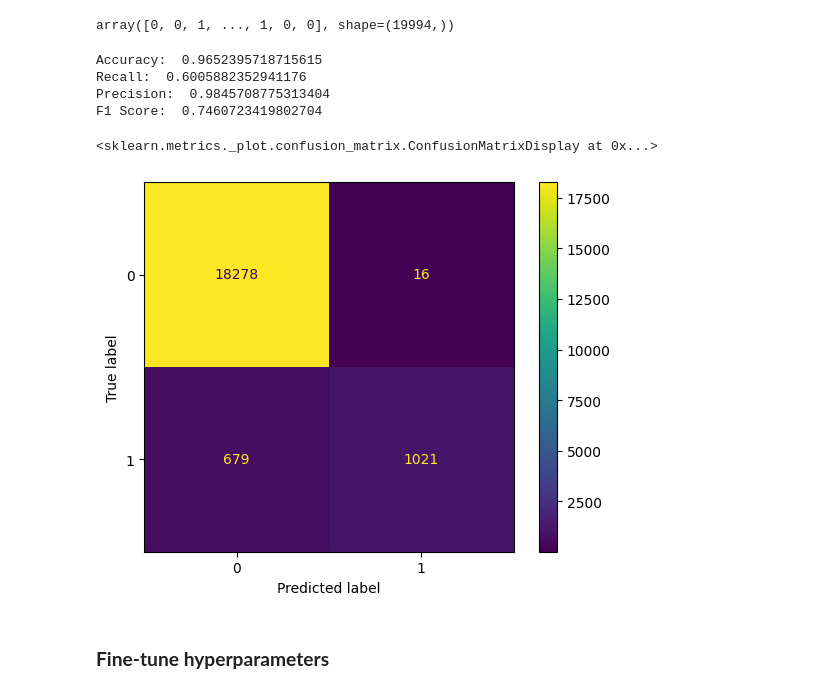
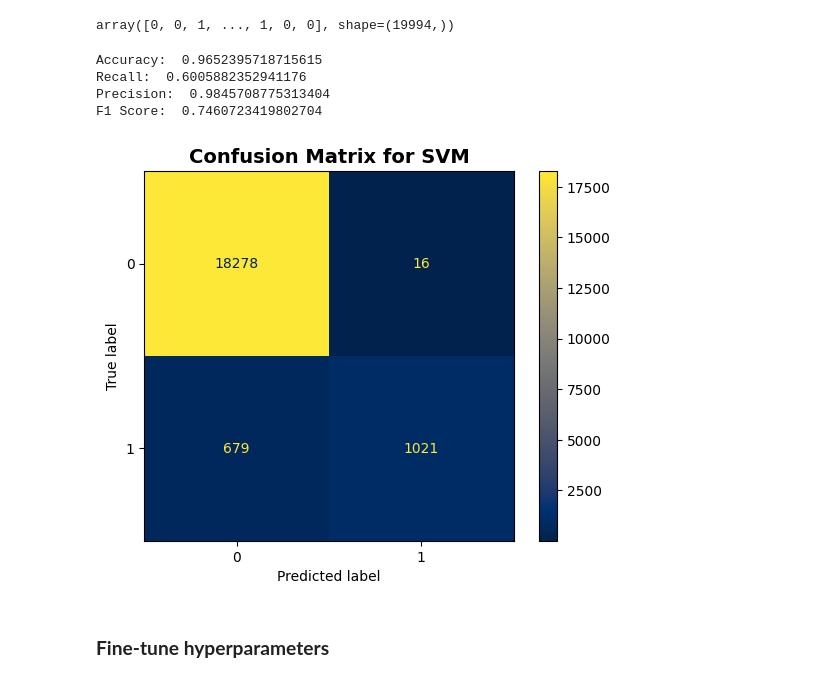
Before and after one commit to fisherman611/diabetes-classification, a Jupyter notebook: models/svm.ipynb, the cells around one changed output. Cells and saved outputs as stored; diff of their text form; code cells hidden in the pictures.

```diff
--- a/models/svm.ipynb
+++ b/models/svm.ipynb
@@ -42,16 +44,18 @@ array([0, 0, 1, ..., 1, 0, 0], shape=(19994,))
 # %%
 print("Accuracy: ", accuracy_score(y_test, y_pred))
 print("Recall: ", recall_score(y_test, y_pred))
 print("Precision: ", precision_score(y_test, y_pred))
 print("F1 Score: ", f1_score(y_test, y_pred))
-ConfusionMatrixDisplay(confusion_matrix(y_test, y_pred)).plot()
+ConfusionMatrixDisplay(confusion_matrix(y_test, y_pred)).plot(cmap=plt.cm.cividis)
+
+plt.title("Confusion Matrix for SVM", fontsize=14, weight='bold')
+plt.show()
 # %% [output]
 Accuracy:  0.9652395718715615
 Recall:  0.6005882352941176
 Precision:  0.9845708775313404
 F1 Score:  0.7460723419802704
-<sklearn.metrics._plot.confusion_matrix.ConfusionMatrixDisplay at 0x...>
-[figure, old version]
+[figure, new version]
 # %% [markdown]
 ### **Fine-tune hyperparameters**
 # %%
```
Also changed, not shown: parts of 2 cells of this notebook.
